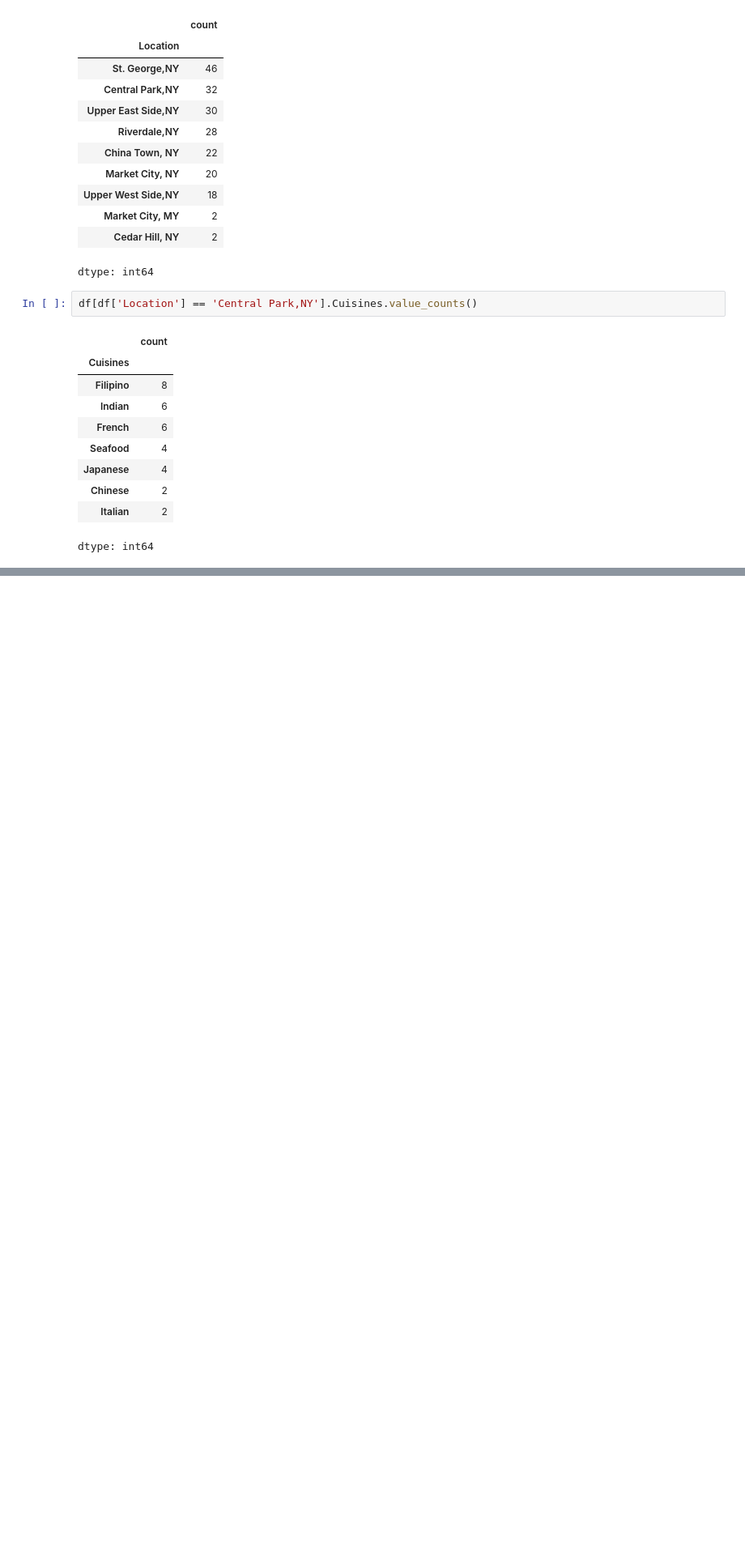
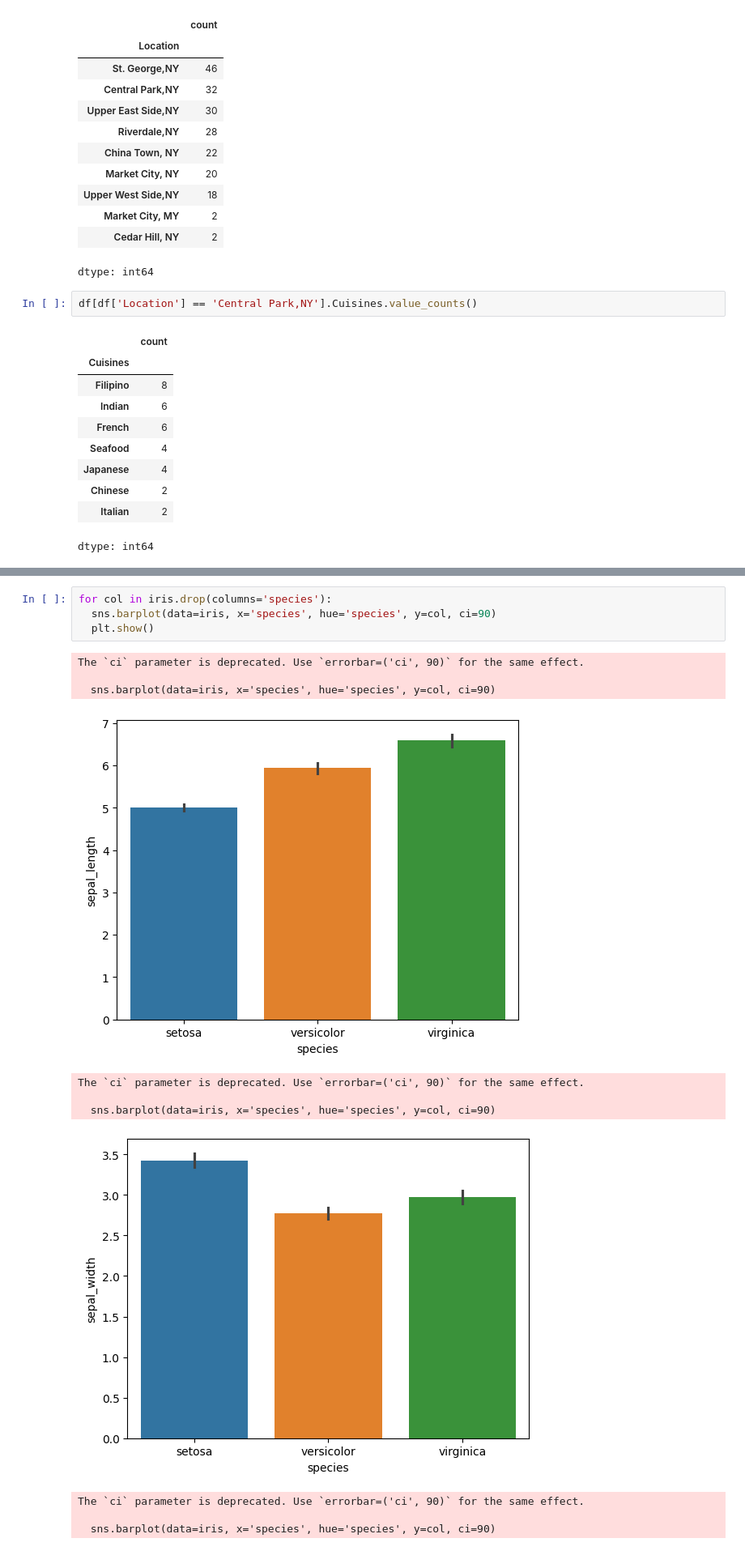
Before and after one commit to matheusvazdata/aed-ada-santander, a Jupyter notebook: Análise_Exploratória_de_Dados.ipynb, the cells around one changed output, grey strips where cells are left out. Shown at 81% size. Saved outputs shown, nothing was run; the diff lists cells and outputs as text; blank space fills up the shorter version.

```diff
--- a/Análise_Exploratória_de_Dados.ipynb
+++ b/Análise_Exploratória_de_Dados.ipynb
@@ -219,0 +548,16 @@ dtype: int64
+# %%
+for col in iris.drop(columns='species'):
+  sns.barplot(data=iris, x='species', hue='species', y=col, ci=90)
+  plt.show()
+# %% [output]
+The `ci` parameter is deprecated. Use `errorbar=('ci', 90)` for the same effect.
+
+  sns.barplot(data=iris, x='species', hue='species', y=col, ci=90)
+[figure, added]
+The `ci` parameter is deprecated. Use `errorbar=('ci', 90)` for the same effect.
+
+  sns.barplot(data=iris, x='species', hue='species', y=col, ci=90)
+[figure, added]
+The `ci` parameter is deprecated. Use `errorbar=('ci', 90)` for the same effect.
+
+  sns.barplot(data=iris, x='species', hue='species', y=col, ci=90)
```
Also changed, not shown: parts of 53 cells of this notebook.
